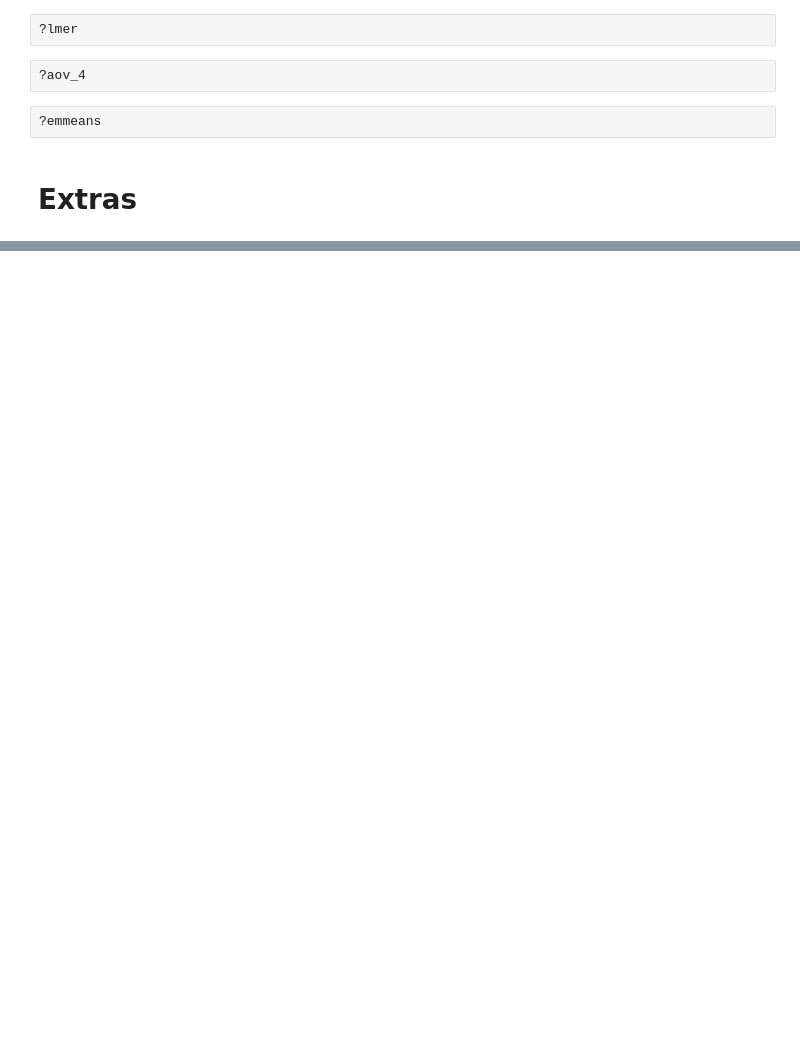
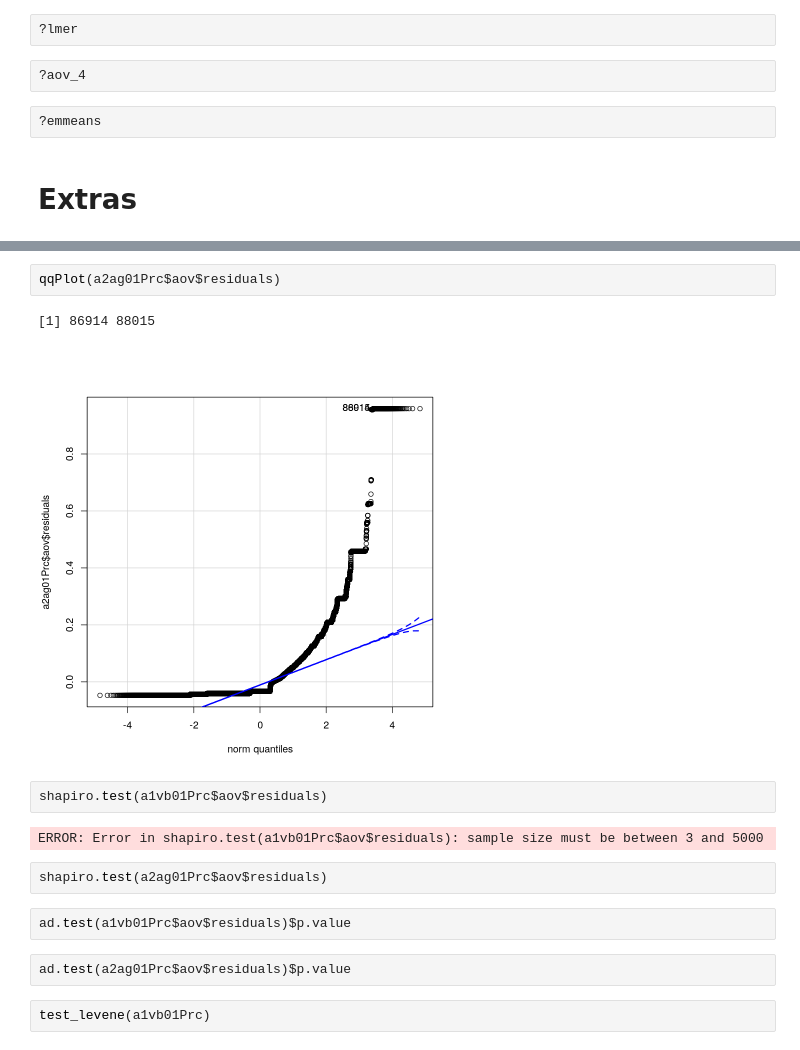
Before and after one commit to deepsensemaking/gdsm, a Jupyter notebook: t1006_output_eR__002_aov_4__unstacked.ipynb, the cells around one changed output, grey strips where cells are left out. Drawn from its saved outputs; the diff is of its cells as text; blank space fills up the shorter version.

```diff
--- a/t1006_output_eR__002_aov_4__unstacked.ipynb
+++ b/t1006_output_eR__002_aov_4__unstacked.ipynb
@@ -460,0 +414,17 @@ str(df2)
+# %%
+qqPlot(a2ag01Prc$aov$residuals)
+# %% [output]
+[1] 86914 88015
+[figure, added]
+# %%
+shapiro.test(a1vb01Prc$aov$residuals)
+# %% [output]
+ERROR: Error in shapiro.test(a1vb01Prc$aov$residuals): sample size must be between 3 and 5000
+# %%
+shapiro.test(a2ag01Prc$aov$residuals)
+# %%
+ad.test(a1vb01Prc$aov$residuals)$p.value
+# %%
+ad.test(a2ag01Prc$aov$residuals)$p.value
+# %%
+test_levene(a1vb01Prc)
```
Also changed, not shown: parts of 20 cells of this notebook.
